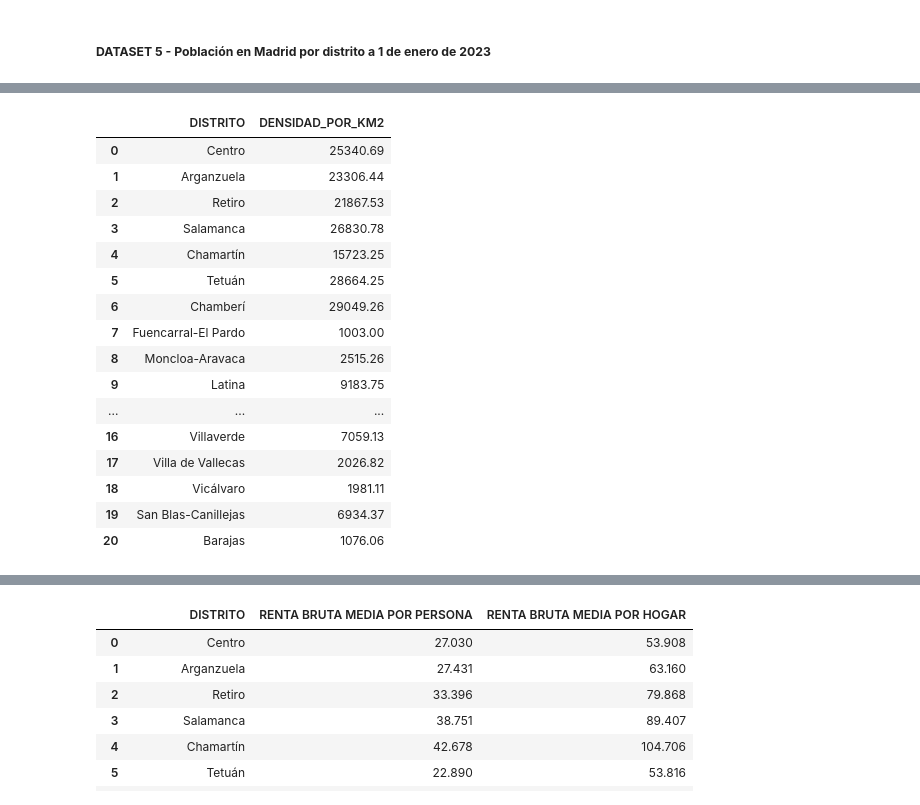
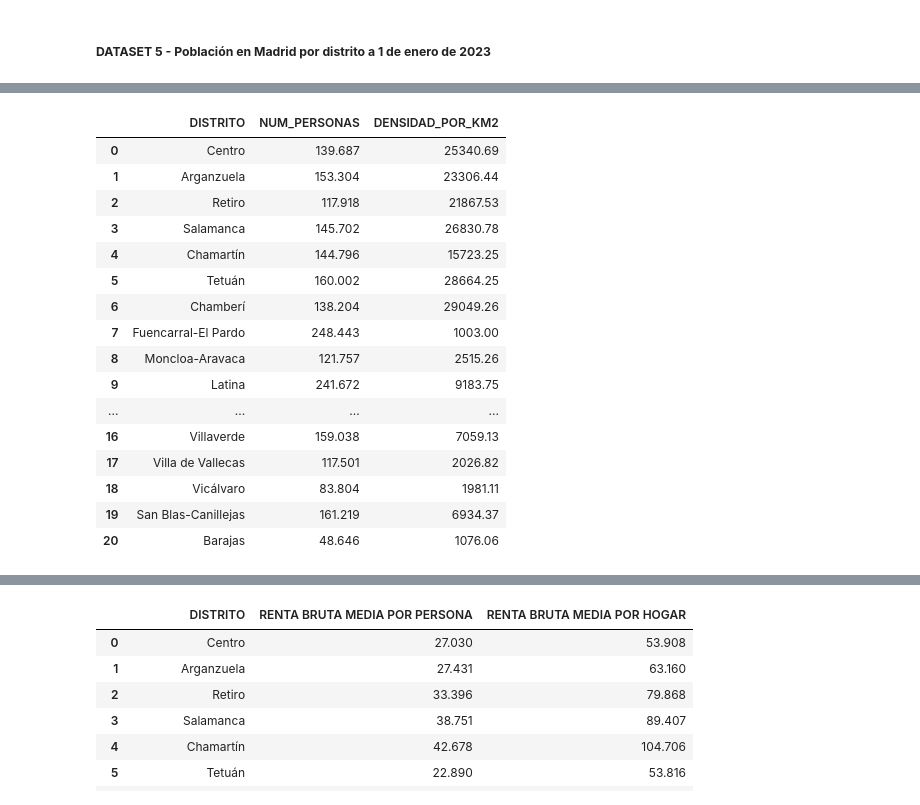
Before and after one commit to XileFrost/EDA_AireRentaMadrid, a Jupyter notebook: FelixdeMolina_EDA-Aire_Madrid.ipynb, the cells around one changed output, grey strips where cells are left out. Saved outputs shown, nothing was run; the diff lists cells and outputs as text; code cells hidden in the pictures.

```diff
--- a/FelixdeMolina_EDA-Aire_Madrid.ipynb
+++ b/FelixdeMolina_EDA-Aire_Madrid.ipynb
@@ -421,0 +408,5 @@ df_numpersonas
+# %%
+# Convierto los datos de la columna 'NUM_PERSONAS' en Float64
+df_dataset5['NUM_PERSONAS'] = df_dataset5['NUM_PERSONAS'].astype('Float64')
+df_poblacion = df_dataset5
+df_poblacion
@@ -422,24 +431,24 @@ df_numpersonas
 # %%
 # Unifico los datasets 4 y 5.
-df_poblacion = pd.concat([df_numpersonas, df_habkm2], axis=1)
+df_poblacion = pd.concat([df_poblacion, df_habkm2], axis=1)
+df_poblacion
 df_poblacion = df_poblacion.drop(df_poblacion.columns[1], axis=1)
-df_densidadpoblacion = df_poblacion.drop('NUM_PERSONAS', axis = 1 )
-df_densidadpoblacion
+df_poblacion
 # %% [output]
-|  | DISTRITO | DENSIDAD_POR_KM2 |
-| 0 | Centro | 25340.69 |
-| 1 | Arganzuela | 23306.44 |
-| 2 | Retiro | 21867.53 |
-| 3 | Salamanca | 26830.78 |
-| 4 | Chamartín | 15723.25 |
-| 5 | Tetuán | 28664.25 |
-| 6 | Chamberí | 29049.26 |
-| 7 | Fuencarral-El Pardo | 1003.00 |
-| 8 | Moncloa-Aravaca | 2515.26 |
-| 9 | Latina | 9183.75 |
-| ... | ... | ... |
-| 16 | Villaverde | 7059.13 |
-| 17 | Villa de Vallecas | 2026.82 |
-| 18 | Vicálvaro | 1981.11 |
-| 19 | San Blas-Canillejas | 6934.37 |
-| 20 | Barajas | 1076.06 |
+|  | DISTRITO | NUM_PERSONAS | DENSIDAD_POR_KM2 |
+| 0 | Centro | 139.687 | 25340.69 |
+| 1 | Arganzuela | 153.304 | 23306.44 |
+| 2 | Retiro | 117.918 | 21867.53 |
+| 3 | Salamanca | 145.702 | 26830.78 |
+| 4 | Chamartín | 144.796 | 15723.25 |
+| 5 | Tetuán | 160.002 | 28664.25 |
+| 6 | Chamberí | 138.204 | 29049.26 |
+| 7 | Fuencarral-El Pardo | 248.443 | 1003.00 |
+| 8 | Moncloa-Aravaca | 121.757 | 2515.26 |
+| 9 | Latina | 241.672 | 9183.75 |
+| ... | ... | ... | ... |
+| 16 | Villaverde | 159.038 | 7059.13 |
+| 17 | Villa de Vallecas | 117.501 | 2026.82 |
+| 18 | Vicálvaro | 83.804 | 1981.11 |
+| 19 | San Blas-Canillejas | 161.219 | 6934.37 |
+| 20 | Barajas | 48.646 | 1076.06 |
```
Also changed, not shown: parts of 16 cells of this notebook.
